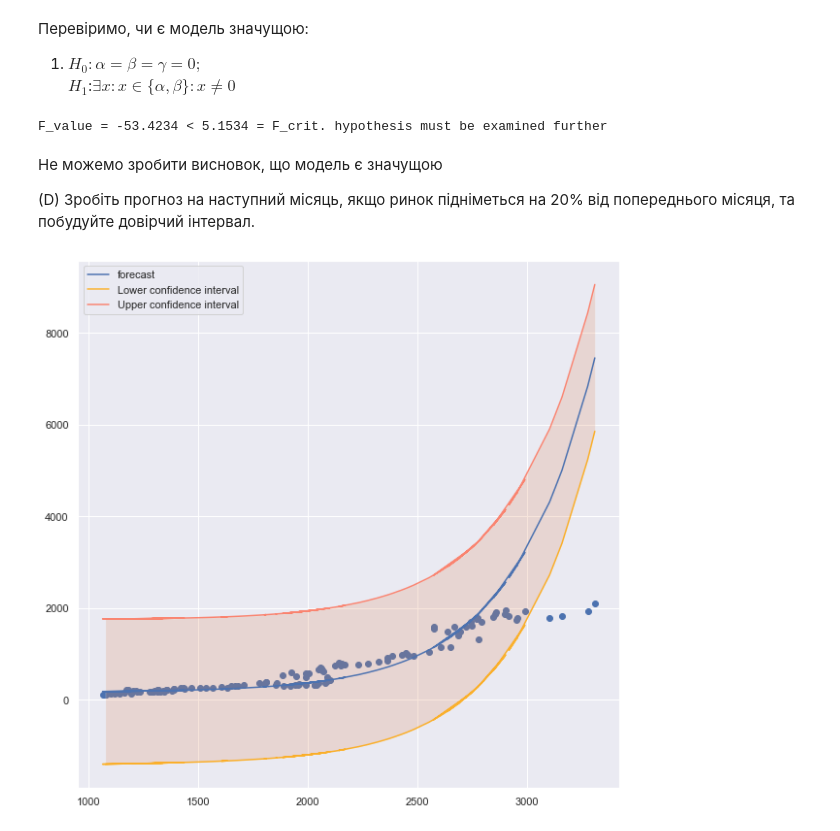
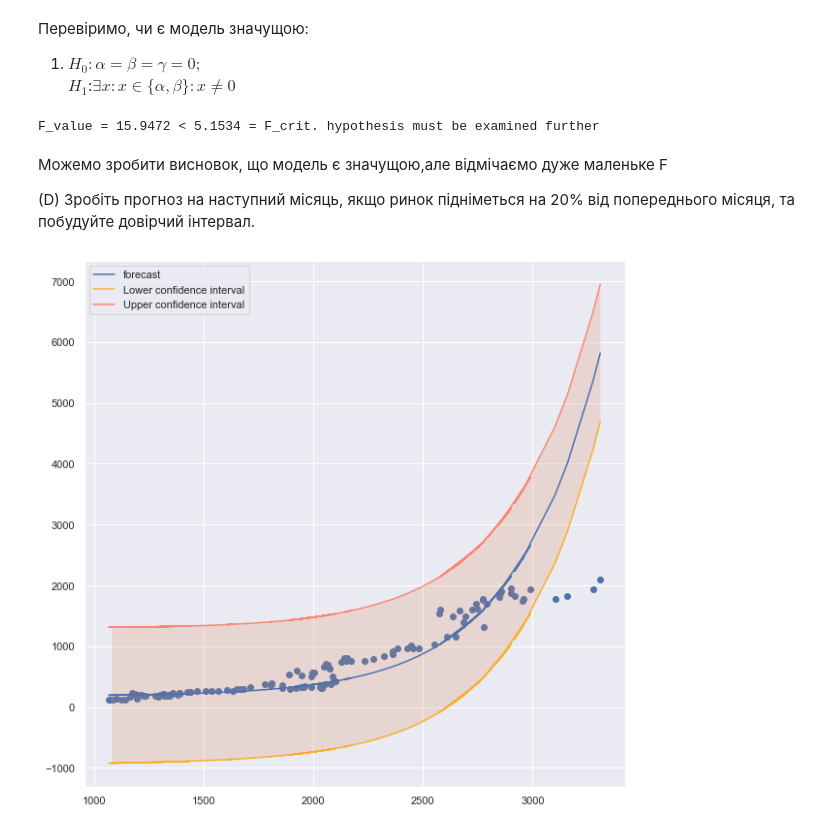
Before and after one commit to EddieKro/Econometrics, a Jupyter notebook: notebooks/Econometrics_Lab3.ipynb, the cells around one changed output. Drawn from its saved outputs; the diff is of its cells as text; code cells hidden in the pictures.

```diff
--- a/notebooks/Econometrics_Lab3.ipynb
+++ b/notebooks/Econometrics_Lab3.ipynb
@@ -93,6 +93,13 @@ class ThreePointsEstimator(BaseEstimator):
         super(ThreePointsEstimator,self).__init__()
 
 
+    def sample_median(self,x):
+        if not len(x)%2:
+            return x[len(x)//2+1]
+        else:
+            return 0.5*(x[len(x)//2]+x[len(x)//2+1])
+
+
     def fit(self,X,y=None):
         self.n = X.shape[0]
 
@@ -100,10 +107,12 @@ class ThreePointsEstimator(BaseEstimator):
 #         x1,x2,x3 = ThreePointsEstimator.split_data(np.arange(1,self.n+1))
         x1,x2,x3 = ThreePointsEstimator.split_data(X)
 
-        self.t1,self.t2,self.t3 = np.median(x1),np.median(x2),np.median(x3)
-        self.y1,self.y2,self.y3 = np.median(set1),np.median(set2), np.median(set3)
+#         self.t1,self.t2,self.t3 = np.median(x1),np.median(x2),np.median(x3)
+#         self.y1,self.y2,self.y3 = np.median(set1),np.median(set2), np.median(set3)
+        self.t1,self.t2,self.t3 = self.sample_median(x1),self.sample_median(x2),self.sample_median(x3)
+        self.y1,self.y2,self.y3 = self.sample_median(set1),self.sample_median(set2),self.sample_median(set3)
 
-        print(self.t1,self.t2,self.t3)
+#         print(self.t1,self.t2,self.t3)
         self.beta_ = self._estimate_beta()
         self.alpha_ = self._estimate_alpha()
         self.gamma_ = self._estimate_gamma()
@@ -212,22 +218,23 @@ sign,msg = evaluate_hypothesis(f_value,f_critical)
 
 print(f'F_value = {ThreePointsEstimator().f_statistic(y,y_hat_mod):.4f} {sign} {f_critical:.4f} = F_crit. {msg}')
 # %% [output]
-F_value = -53.4234 < 5.1534 = F_crit. hypothesis must be examined further
+F_value = 15.9472 < 5.1534 = F_crit. hypothesis must be examined further
 # %% [markdown]
-Не можемо зробити висновок, що модель є значущою
+Можемо зробити висновок, що модель є значущою,але відмічаємо дуже маленьке F
 
 (D) Зробіть прогноз на наступний місяць, якщо ринок підніметься на 20% від попереднього місяця, та побудуйте довірчий інтервал.
 # %%
 l,u = confidence_interval_final(X,y,y_hat_mod)
+d = calc_delta(X,y,y_hat_mod,i=2)
 plt.figure(figsize=(10,10))
 
 plt.plot(X,y_hat_mod,label='forecast')
 plt.scatter(X,y)
 
 plt.plot(X, l,alpha=0.8,color='orange',label='Lower confidence interval')
 plt.plot(X, u,alpha=0.75,c='tomato',label='Upper confidence interval')
 
 plt.fill_between(X,l,u,alpha=0.2)
 plt.legend();
 # %% [output]
-[figure, old version]
+[figure, new version]
```
Also changed, not shown: parts of 7 cells of this notebook, 3 other files.
